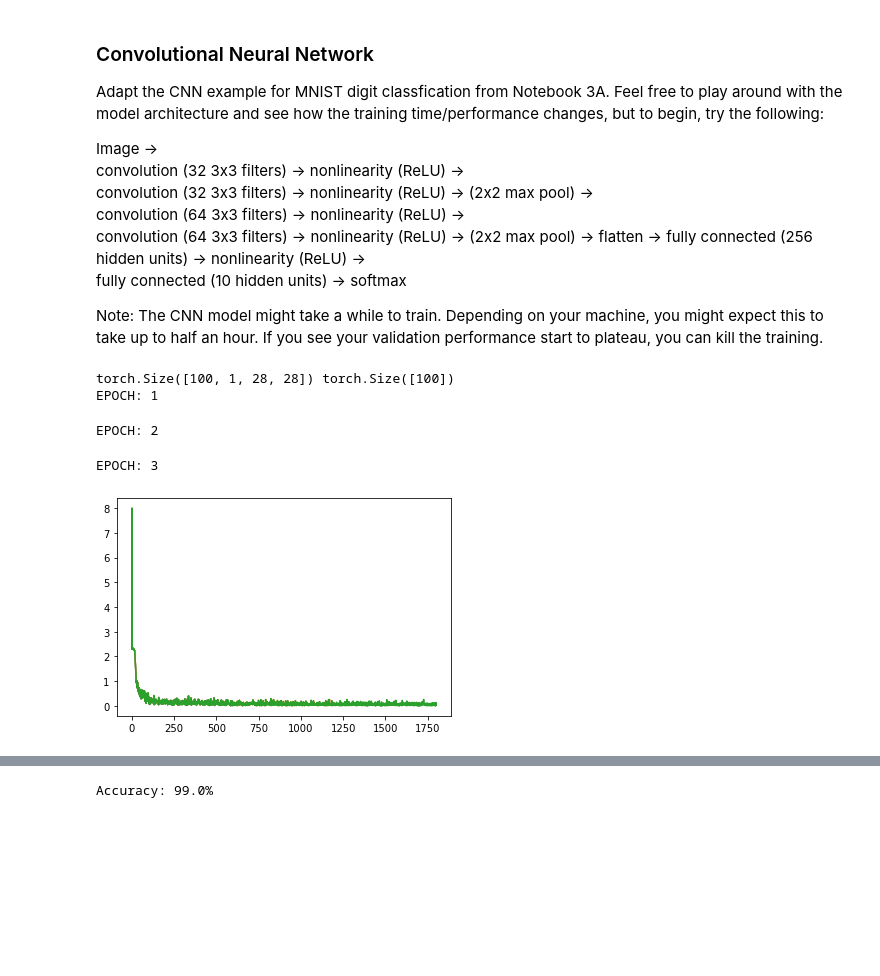
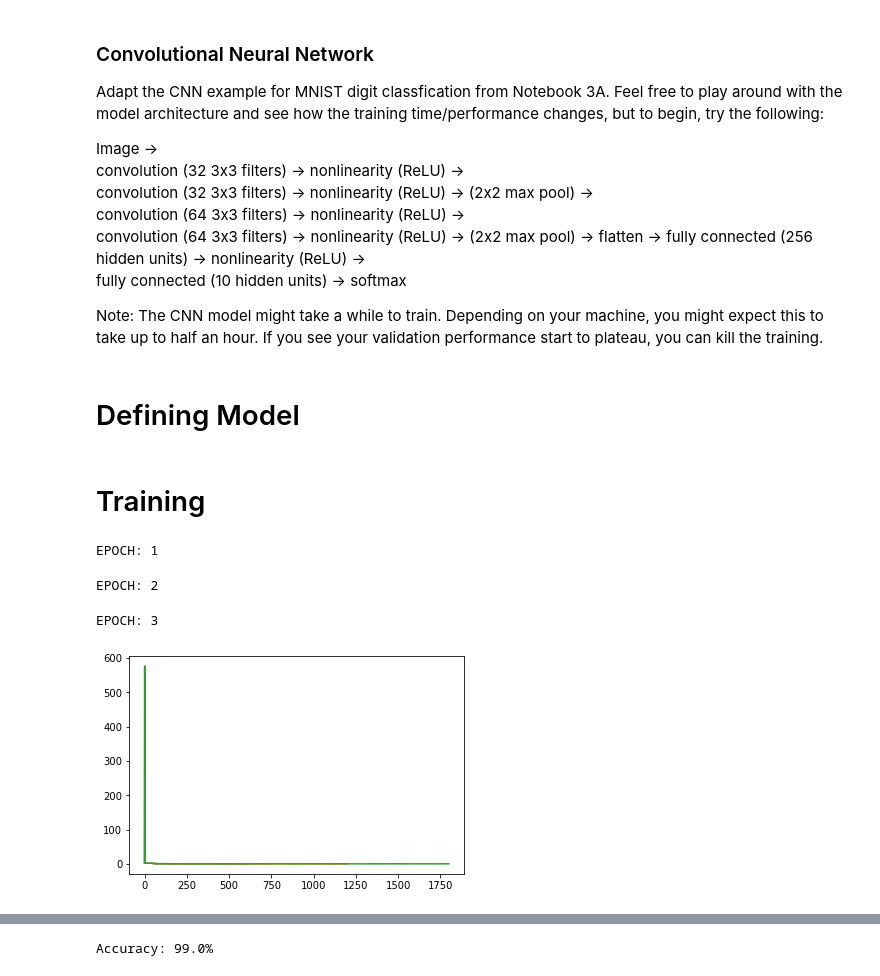
Before and after one commit to baolong281/coursera-intro-to-machine-learning-duke-university, a Jupyter notebook: Week 3/3B_Convolutional_Neural_Networks_Assignment.ipynb, the cells around one changed output, grey strips where cells are left out. Saved outputs shown, nothing was run; the diff lists cells and outputs as text; code cells hidden in the pictures; blank space fills up the shorter version.

```diff
--- a/Week 3/3B_Convolutional_Neural_Networks_Assignment.ipynb
+++ b/Week 3/3B_Convolutional_Neural_Networks_Assignment.ipynb
@@ -22,19 +37,7 @@ Note: The CNN model might take a while to train. Depending on your machine, you
+# %% [markdown]
+# Defining Model
 # %%
-import torch
-import torch.functional as F
-import torchvision
-import matplotlib.pyplot as plt
-import numpy as np
-import torch.nn as nn
-from tqdm.notebook import tqdm
 
-train = torchvision.datasets.MNIST(root='./datasets/', transform=torchvision.transforms.ToTensor(), download=True, train=True)
-test = torchvision.datasets.MNIST(root='./datasets/', transform=torchvision.transforms.ToTensor(), download=True, train=False)
-
-train_loader = torch.utils.data.DataLoader(train, batch_size=100, shuffle=True)
-test_loader = torch.utils.data.DataLoader(test, batch_size=100, shuffle=False)
-trainal, testal = next(iter(train_loader))
-print(trainal.shape, testal.shape)
 class CNN(nn.Module):
 	def __init__(self):
 		super().__init__()
@@ -59,28 +62,3 @@ class CNN(nn.Module):
 	def forward(self, x):
 		out = self.layers(x)
 		return out
-model = CNN()
-optimizer = torch.optim.Adam(params=model.parameters(), lr=.01)
-loss_fn = torch.nn.CrossEntropyLoss()
-loss_arr = []
-
-for epoch in range (3):
-
-	print(f'EPOCH: {epoch+1}')
-
-	for train, test in tqdm(train_loader):
-		optimizer.zero_grad()
-		x = train
-		y = model(x)
-		loss = loss_fn(y, test)
-		loss_arr.append(loss)
-		loss.backward()
-		optimizer.step()
-	x_steps = torch.linspace(0, len(loss_arr), len(loss_arr))
-	plt.plot(x_steps, list(map(lambda x: x.detach().numpy(), loss_arr)))
-# %% [output]
-torch.Size([100, 1, 28, 28]) torch.Size([100])
-EPOCH: 1
-EPOCH: 2
-EPOCH: 3
-[figure, removed]
@@ -88,0 +65,27 @@ torch.save(model.state_dict(), 'model.pt')
+# %% [markdown]
+# Training
+# %%
+model = CNN()
+optimizer = torch.optim.Adam(params=model.parameters(), lr=.05)
+loss_fn = torch.nn.CrossEntropyLoss()
+loss_arr = []
+
+for epoch in range (3):
+
+	print(f'EPOCH: {epoch+1}')
+
+	for train, test in tqdm(train_loader):
+		optimizer.zero_grad()
+		x = train
+		y = model(x)
+		loss = loss_fn(y, test)
+		loss_arr.append(loss)
+		loss.backward()
+		optimizer.step()
+	x_steps = torch.linspace(0, len(loss_arr), len(loss_arr))
+	plt.plot(x_steps, list(map(lambda x: x.detach().numpy(), loss_arr)))
+# %% [output]
+EPOCH: 1
+EPOCH: 2
+EPOCH: 3
+[figure, added]
```
Also changed, not shown: parts of 5 cells of this notebook.
